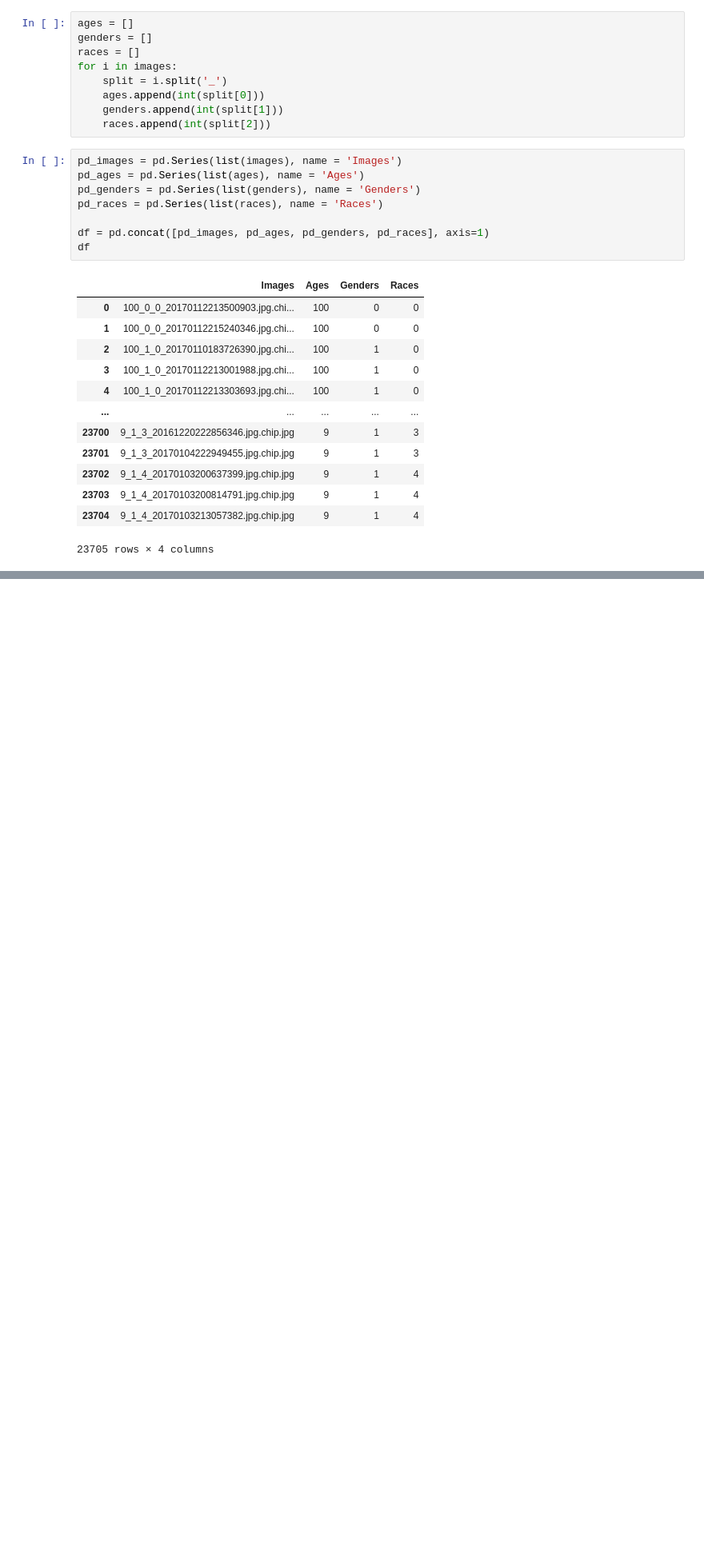
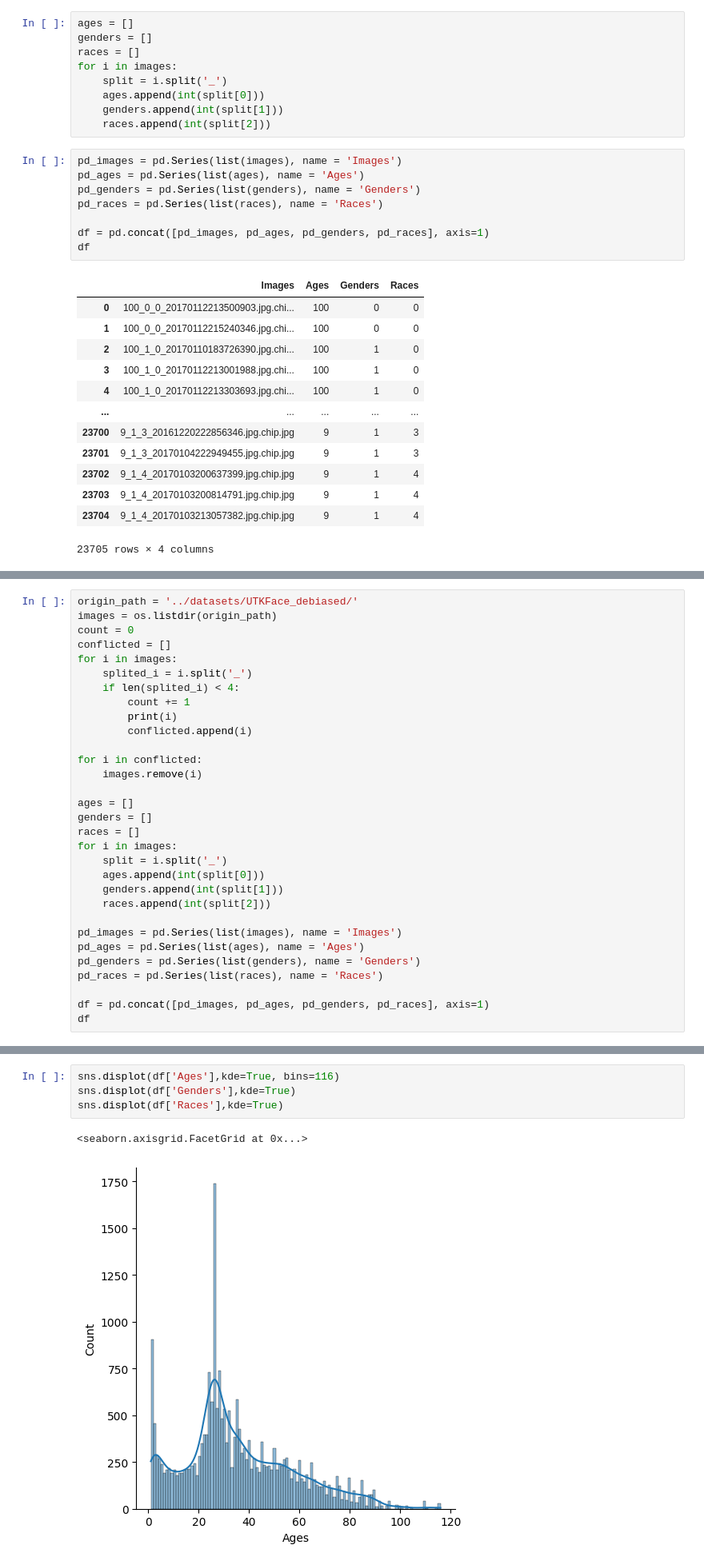
Before and after one commit to hbm99/bias-project-ML, a Jupyter notebook: dataset_analysis/ds_analysis_second_approach.ipynb, the cells around one changed output, grey strips where cells are left out. Shown at 80% size. Saved outputs shown, nothing was run; the diff lists cells and outputs as text; blank space fills up the shorter version.

Commit message:
Dataset analysis second approach bug fixed

```diff
--- a/dataset_analysis/ds_analysis_second_approach.ipynb
+++ b/dataset_analysis/ds_analysis_second_approach.ipynb
@@ -127,0 +171,31 @@ def get_majority_age(majority_race, majority_gender):
+# %%
+origin_path = '../datasets/UTKFace_debiased/'
+images = os.listdir(origin_path)
+count = 0
+conflicted = []
+for i in images:
+    splited_i = i.split('_')
+    if len(splited_i) < 4:
+        count += 1
+        print(i)
+        conflicted.append(i)
+
+for i in conflicted:
+    images.remove(i)
+
+ages = []
+genders = []
+races = []
+for i in images:
+    split = i.split('_')
+    ages.append(int(split[0]))
+    genders.append(int(split[1]))
+    races.append(int(split[2]))
+
+pd_images = pd.Series(list(images), name = 'Images')
+pd_ages = pd.Series(list(ages), name = 'Ages')
+pd_genders = pd.Series(list(genders), name = 'Genders')
+pd_races = pd.Series(list(races), name = 'Races')
+
+df = pd.concat([pd_images, pd_ages, pd_genders, pd_races], axis=1)
+df
@@ -127,0 +216,7 @@ def get_majority_age(majority_race, majority_gender):
+# %%
+sns.displot(df['Ages'],kde=True, bins=116)
+sns.displot(df['Genders'],kde=True)
+sns.displot(df['Races'],kde=True)
+# %% [output]
+<seaborn.axisgrid.FacetGrid at 0x...>
+[figure, added]
```
Also changed, not shown: parts of 7 cells of this notebook.
